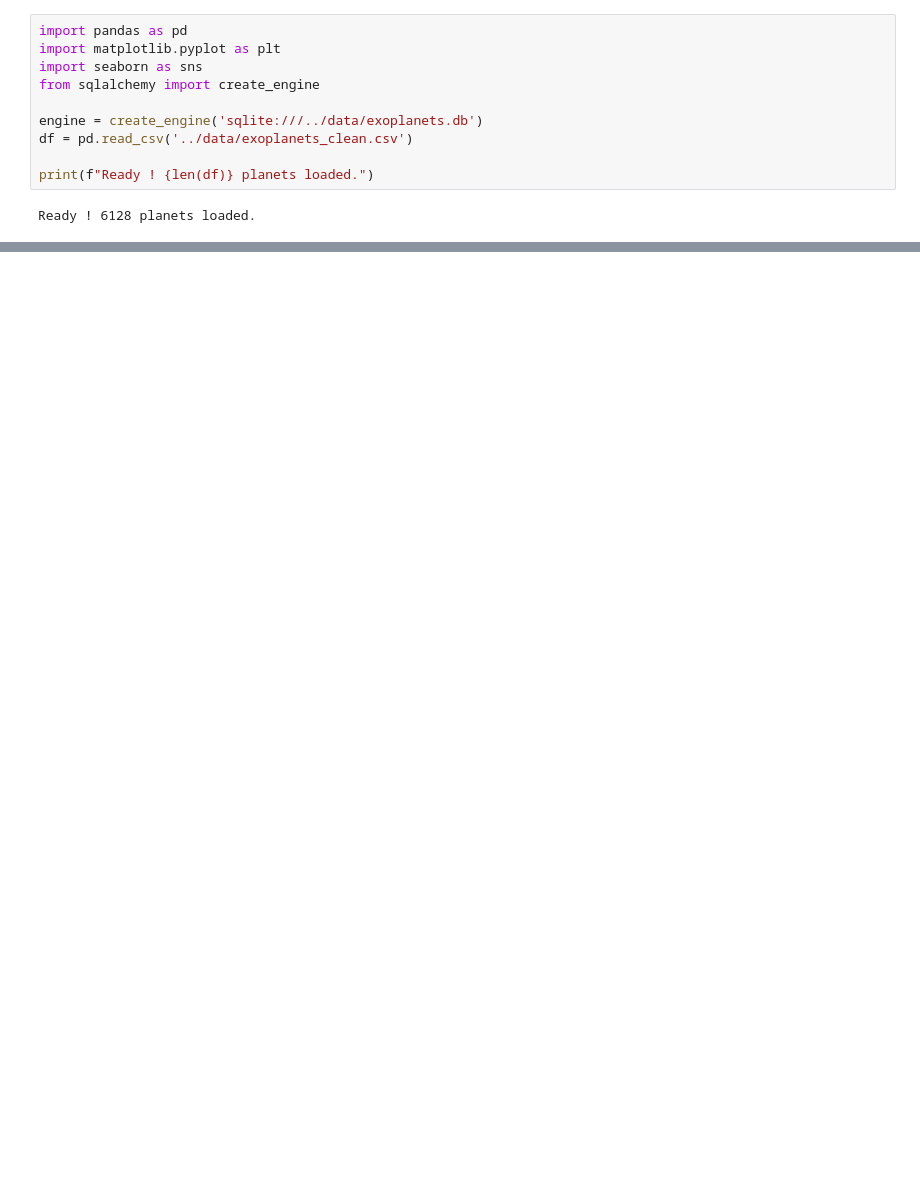
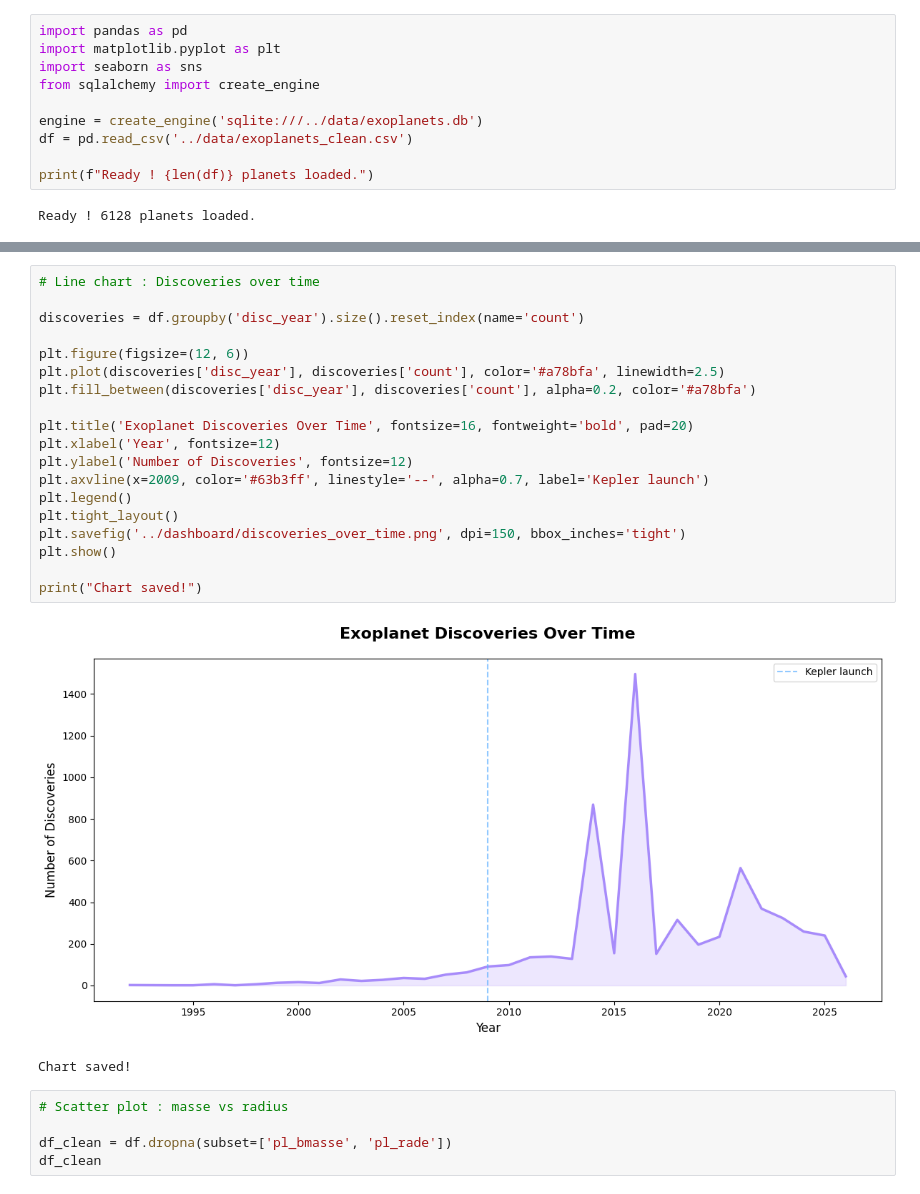
Before and after one commit to ver0niqueg/Beyond-Earth-, a Jupyter notebook: notebooks/02_visualizations.ipynb, the cells around one changed output, grey strips where cells are left out. Saved outputs shown, nothing was run; the diff lists cells and outputs as text; blank space fills up the shorter version.

Commit message:
discoveries_over_time.png added

```diff
--- a/notebooks/02_visualizations.ipynb
+++ b/notebooks/02_visualizations.ipynb
@@ -33,3 +33,30 @@ print("Chart saved!")
 # %% [output]
 [figure]
 Chart saved!
+# %%
+# Line chart : Discoveries over time
+
+discoveries = df.groupby('disc_year').size().reset_index(name='count')
+
+plt.figure(figsize=(12, 6))
+plt.plot(discoveries['disc_year'], discoveries['count'], color='#a78bfa', linewidth=2.5)
+plt.fill_between(discoveries['disc_year'], discoveries['count'], alpha=0.2, color='#a78bfa')
+
+plt.title('Exoplanet Discoveries Over Time', fontsize=16, fontweight='bold', pad=20)
+plt.xlabel('Year', fontsize=12)
+plt.ylabel('Number of Discoveries', fontsize=12)
+plt.axvline(x=2009, color='#63b3ff', linestyle='--', alpha=0.7, label='Kepler launch')
+plt.legend()
+plt.tight_layout()
+plt.savefig('../dashboard/discoveries_over_time.png', dpi=150, bbox_inches='tight')
+plt.show()
+
+print("Chart saved!")
+# %% [output]
+[figure, added]
+Chart saved!
+# %%
+# Scatter plot : masse vs radius
+
+df_clean = df.dropna(subset=['pl_bmasse', 'pl_rade'])
+df_clean
```
Also changed, not shown: parts of 1 cell of this notebook, 1 other file.
